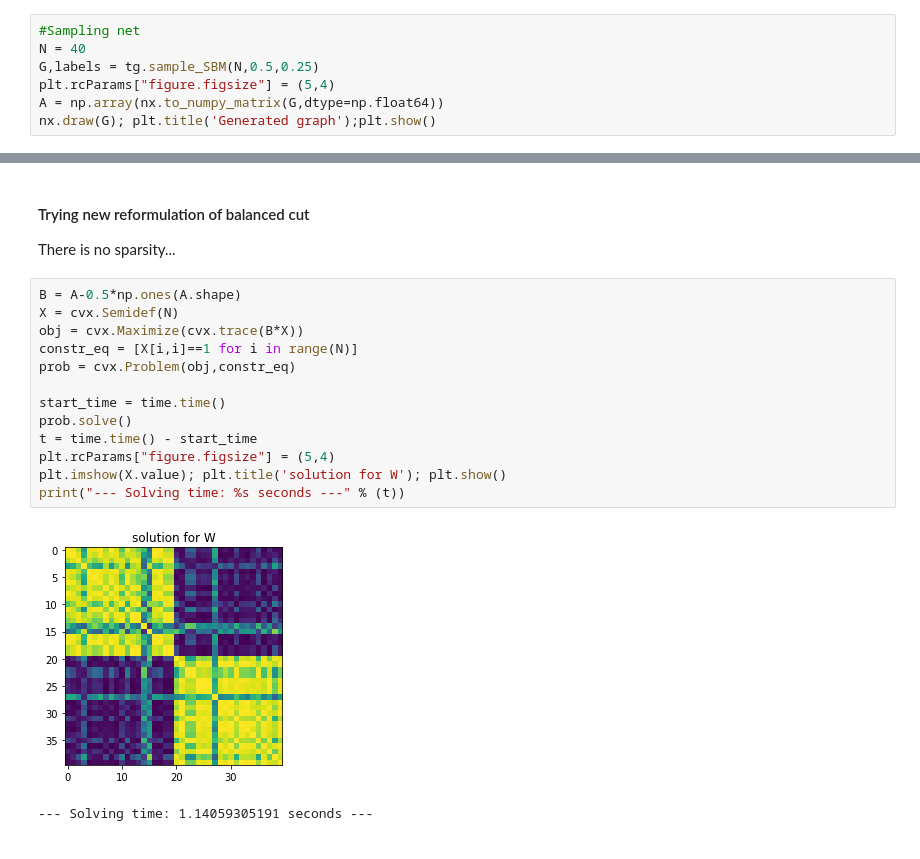
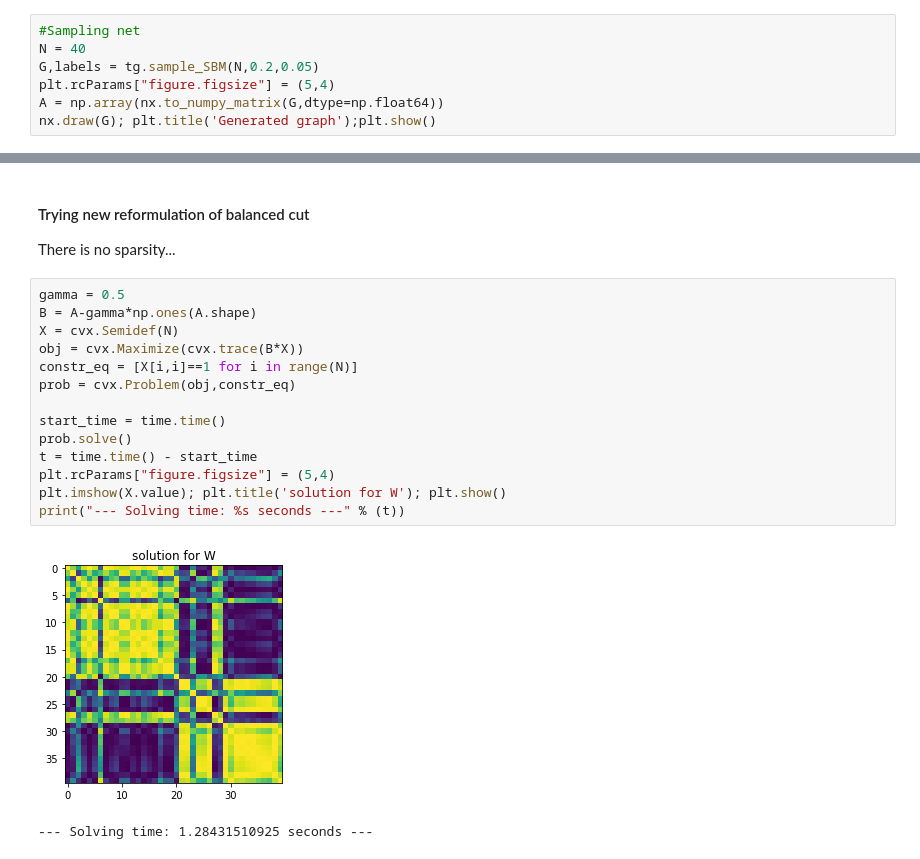
Before and after one commit to artuntun/SDP-clustering, a Jupyter notebook: code/notebooks/Commun_clustering.ipynb, the cells around one changed output, grey strips where cells are left out. Saved outputs shown, nothing was run; the diff lists cells and outputs as text.

```diff
--- a/code/notebooks/Commun_clustering.ipynb
+++ b/code/notebooks/Commun_clustering.ipynb
@@ -87,7 +87,7 @@ Examples of bigger networks
 # %%
 #Sampling net
 N = 40
-G,labels = tg.sample_SBM(N,0.5,0.25)
+G,labels = tg.sample_SBM(N,0.2,0.05)
 plt.rcParams["figure.figsize"] = (5,4)
 A = np.array(nx.to_numpy_matrix(G,dtype=np.float64))
 nx.draw(G); plt.title('Generated graph');plt.show()
@@ -334,21 +335,22 @@ plt.show()
 
 There is no sparsity...
 # %%
-B = A-0.5*np.ones(A.shape)
+gamma = 0.5
+B = A-gamma*np.ones(A.shape)
 X = cvx.Semidef(N)
 obj = cvx.Maximize(cvx.trace(B*X))
 constr_eq = [X[i,i]==1 for i in range(N)]
 prob = cvx.Problem(obj,constr_eq)
 
 start_time = time.time()
 prob.solve()
 t = time.time() - start_time
 plt.rcParams["figure.figsize"] = (5,4)
 plt.imshow(X.value); plt.title('solution for W'); plt.show()
 print("--- Solving time: %s seconds ---" % (t))
 # %% [output]
-[figure, old version]
+[figure, new version]
---- Solving time: 1.14059305191 seconds ---
+--- Solving time: 1.28431510925 seconds ---
 # %%
 Vr,wr = sv.evd(matrix(X.value))
 x = sampler1(csr_matrix(B),Vr)
```
Also changed, not shown: parts of 26 cells of this notebook, 13 other files.
